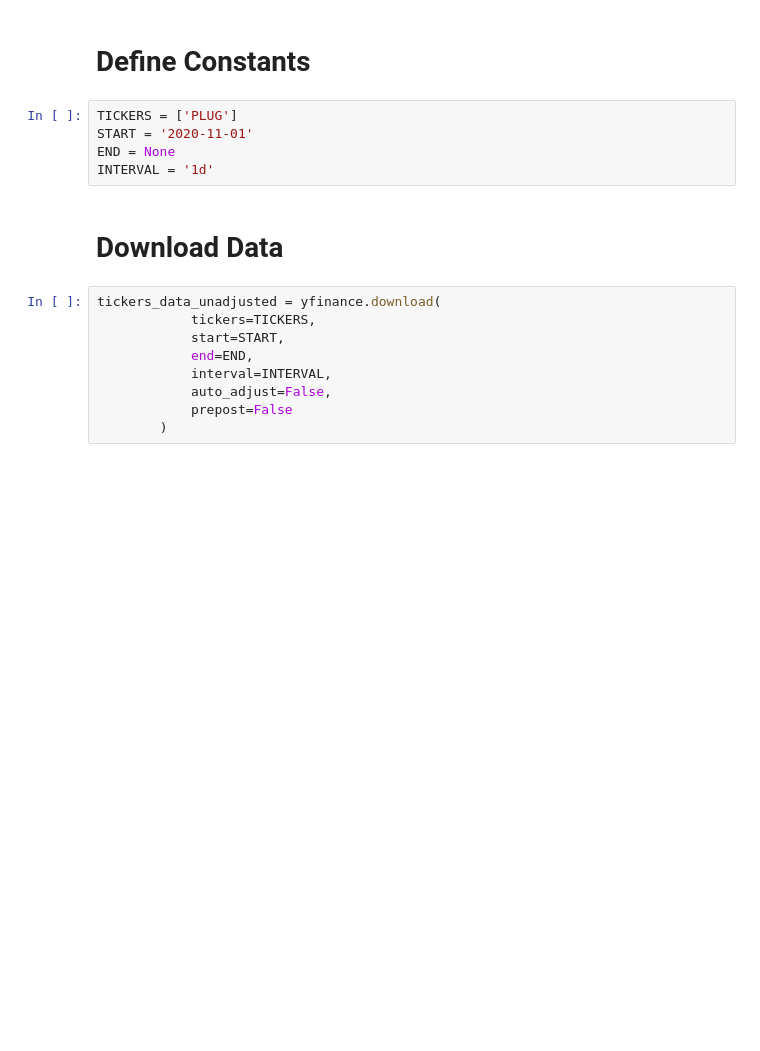
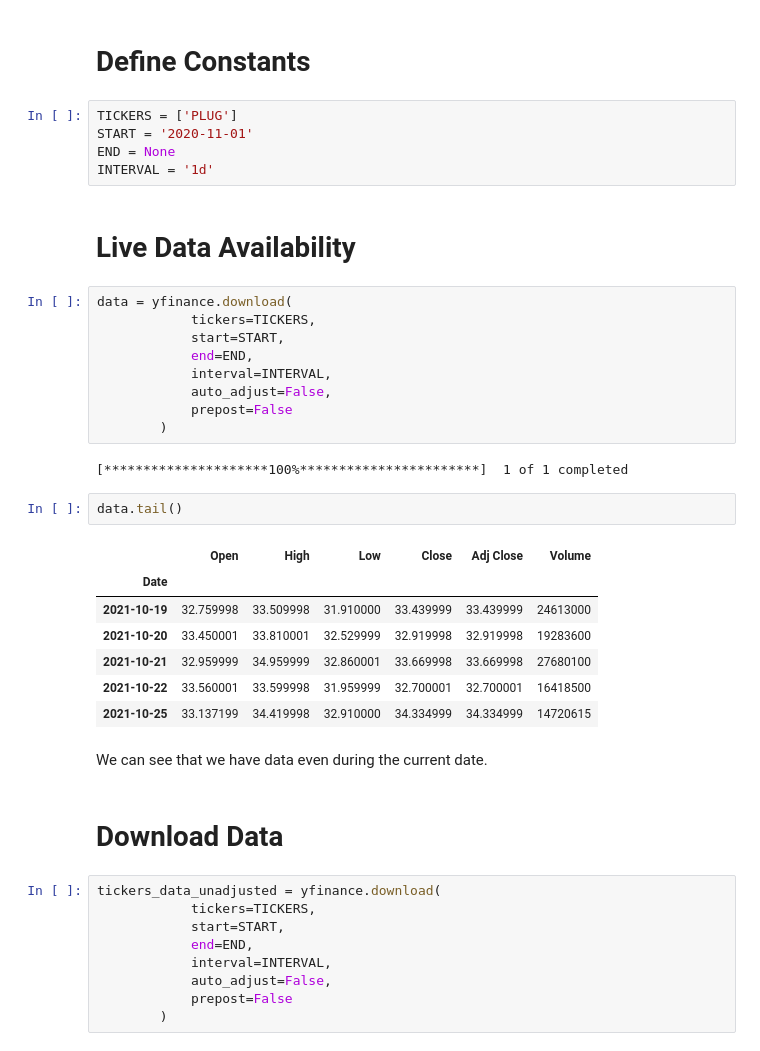
Before and after one commit to iusztinpaul/yacht, a Jupyter notebook: notebooks/yfinance_data.ipynb, the cells around one changed output. Saved outputs shown, nothing was run; the diff lists cells and outputs as text; blank space fills up the shorter version.

```diff
--- a/notebooks/yfinance_data.ipynb
+++ b/notebooks/yfinance_data.ipynb
@@ -10,6 +10,31 @@ TICKERS = ['PLUG']
 START = '2020-11-01'
 END = None
 INTERVAL = '1d'
+# %% [markdown]
+# Live Data Availability
+# %%
+data = yfinance.download(
+            tickers=TICKERS,
+            start=START,
+            end=END,
+            interval=INTERVAL,
+            auto_adjust=False,
+            prepost=False
+        )
+# %% [output]
+[*********************100%***********************]  1 of 1 completed
+# %%
+data.tail()
+# %% [output]
+|  | Open | High | Low | Close | Adj Close | Volume |
+| Date |  |  |  |  |  |  |
+| 2021-10-19 | 32.759998 | 33.509998 | 31.910000 | 33.439999 | 33.439999 | 24613000 |
+| 2021-10-20 | 33.450001 | 33.810001 | 32.529999 | 32.919998 | 32.919998 | 19283600 |
+| 2021-10-21 | 32.959999 | 34.959999 | 32.860001 | 33.669998 | 33.669998 | 27680100 |
+| 2021-10-22 | 33.560001 | 33.599998 | 31.959999 | 32.700001 | 32.700001 | 16418500 |
+| 2021-10-25 | 33.137199 | 34.419998 | 32.910000 | 34.334999 | 34.334999 | 14720615 |
+# %% [markdown]
+We can see that we have data even during the current date.
 # %% [markdown]
 # Download Data
 # %%
```
Also changed, not shown: parts of 16 cells of this notebook, 7 other files.
